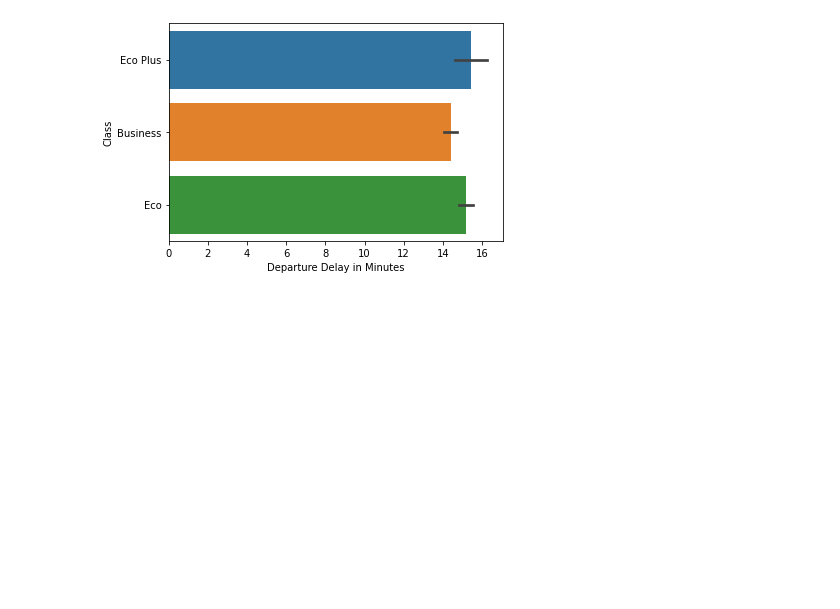
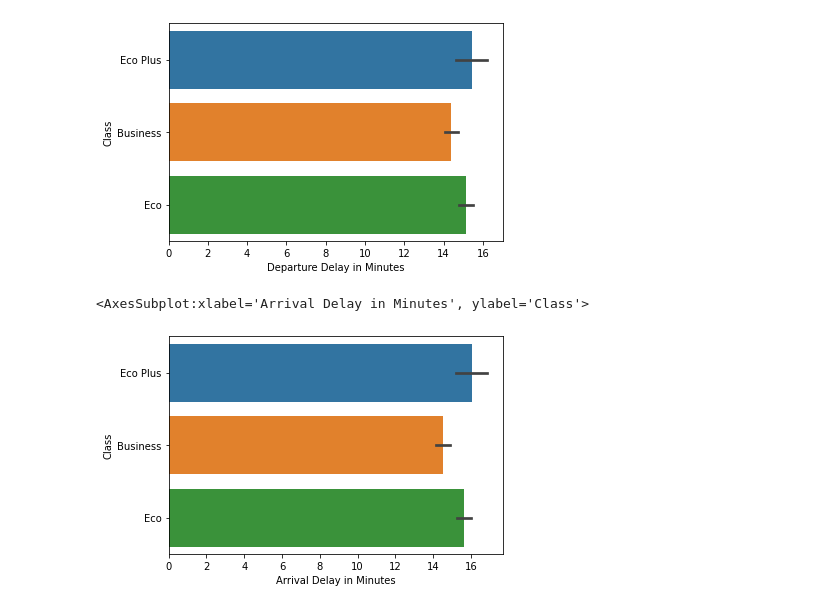
Before and after one commit to Rupesh707/Airline_Passenger_Satisfaction, a Jupyter notebook: Airline_Passenger_Sat.ipynb, the cells around one changed output. Cells and saved outputs as stored; diff of their text form; code cells hidden in the pictures; blank space fills up the shorter version.

Commit message:
Bar Plot

```diff
--- a/Airline_Passenger_Sat.ipynb
+++ b/Airline_Passenger_Sat.ipynb
@@ -190,3 +190,8 @@ sns.barplot(y=cs1['Class'],x=cs1['Departure Delay in Minutes'])
 # %% [output]
 <AxesSubplot:xlabel='Departure Delay in Minutes', ylabel='Class'>
 [figure]
+# %%
+sns.barplot(y=cs1['Class'],x=cs1['Arrival Delay in Minutes'])
+# %% [output]
+<AxesSubplot:xlabel='Arrival Delay in Minutes', ylabel='Class'>
+[figure, added]
```
